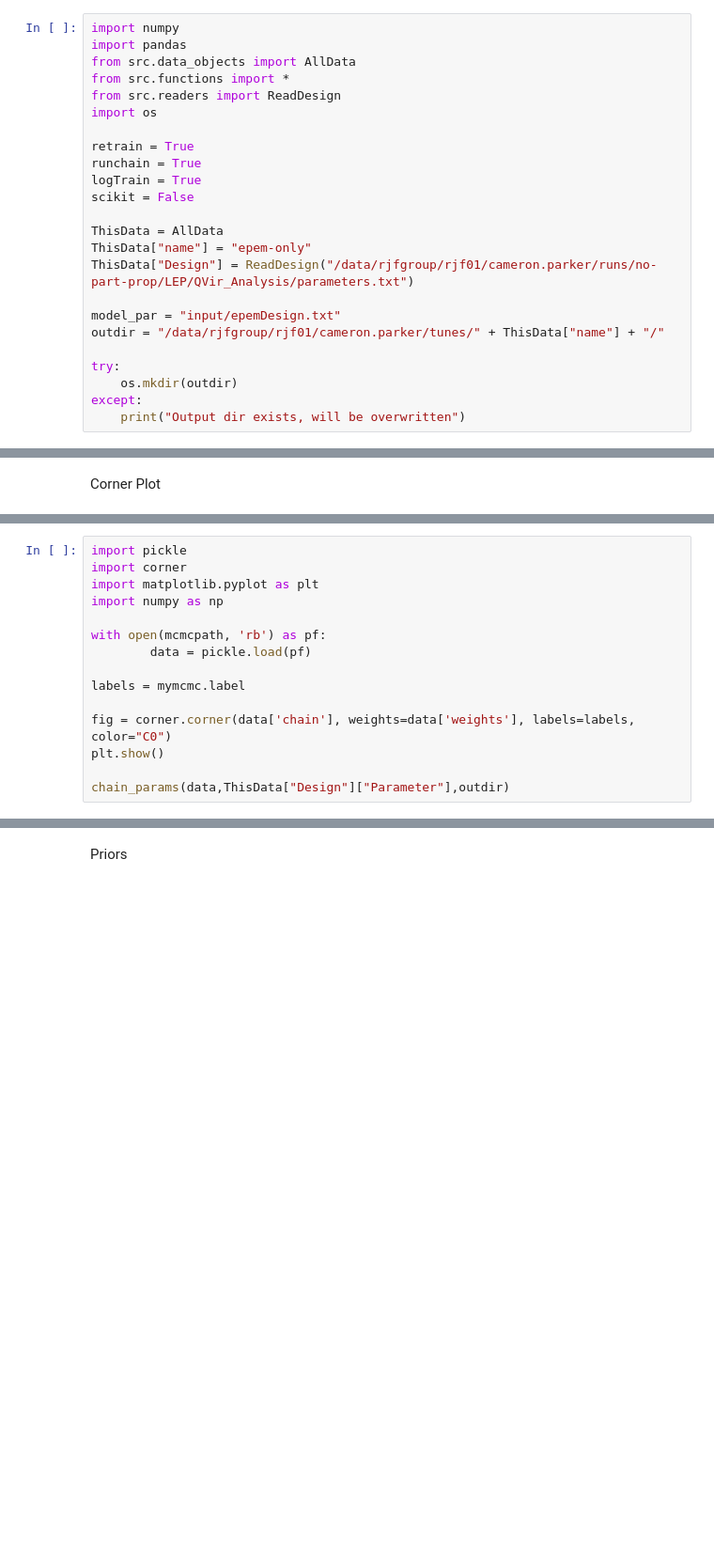
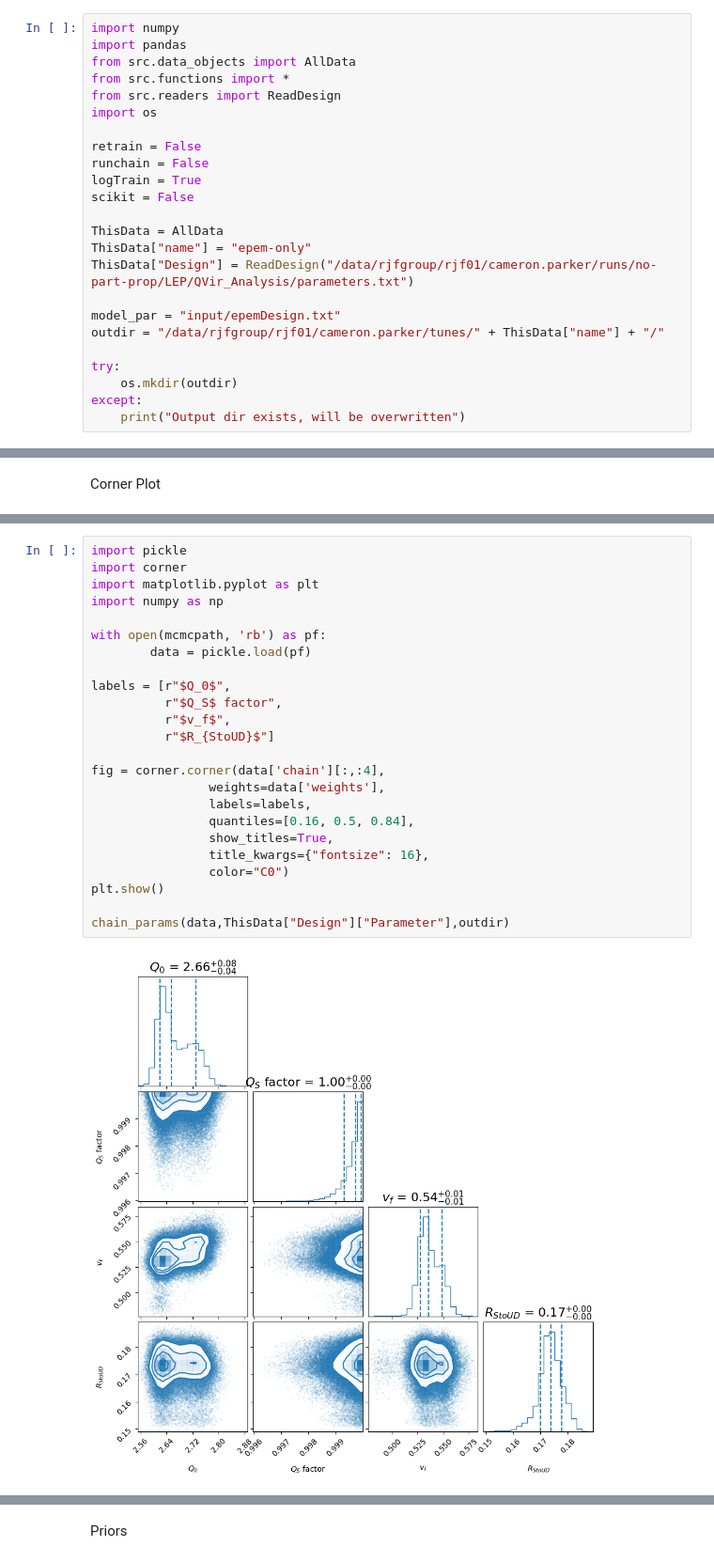
Before and after one commit to cparker24/Bayes-Tune, a Jupyter notebook: epem-only.ipynb, the cells around one changed output, grey strips where cells are left out. Shown at 94% size. Saved outputs shown, nothing was run; the diff lists cells and outputs as text; blank space fills up the shorter version.

Commit message:
saving plot nbs

```diff
--- a/epem-only.ipynb
+++ b/epem-only.ipynb
@@ -6,8 +6,8 @@ from src.functions import *
 from src.readers import ReadDesign
 import os
 
-retrain = True
-runchain = True
+retrain = False
+runchain = False
 logTrain = True
 scikit = False
 
@@ -92,18 +116,29 @@ print(ThisData["Design"]["Parameter"])
 # %%
 import pickle
 import corner
 import matplotlib.pyplot as plt
 import numpy as np
 
 with open(mcmcpath, 'rb') as pf:
         data = pickle.load(pf)
 
-labels = mymcmc.label
+labels = [r"$Q_0$",
+          r"$Q_S$ factor",
+          r"$v_f$",
+          r"$R_{StoUD}$"]
 
-fig = corner.corner(data['chain'], weights=data['weights'], labels=labels, color="C0")
+fig = corner.corner(data['chain'][:,:4],
+                weights=data['weights'],
+                labels=labels,
+                quantiles=[0.16, 0.5, 0.84],
+                show_titles=True,
+                title_kwargs={"fontsize": 16},
+                color="C0")
 plt.show()
 
 chain_params(data,ThisData["Design"]["Parameter"],outdir)
+# %% [output]
+[figure, added]
 # %%
 TransformedSamples = np.copy(data['chain'])
 TransformedSamples[:,0] = data['chain'][:,0]
```
Also changed, not shown: parts of 10 cells of this notebook, 1 other file.
